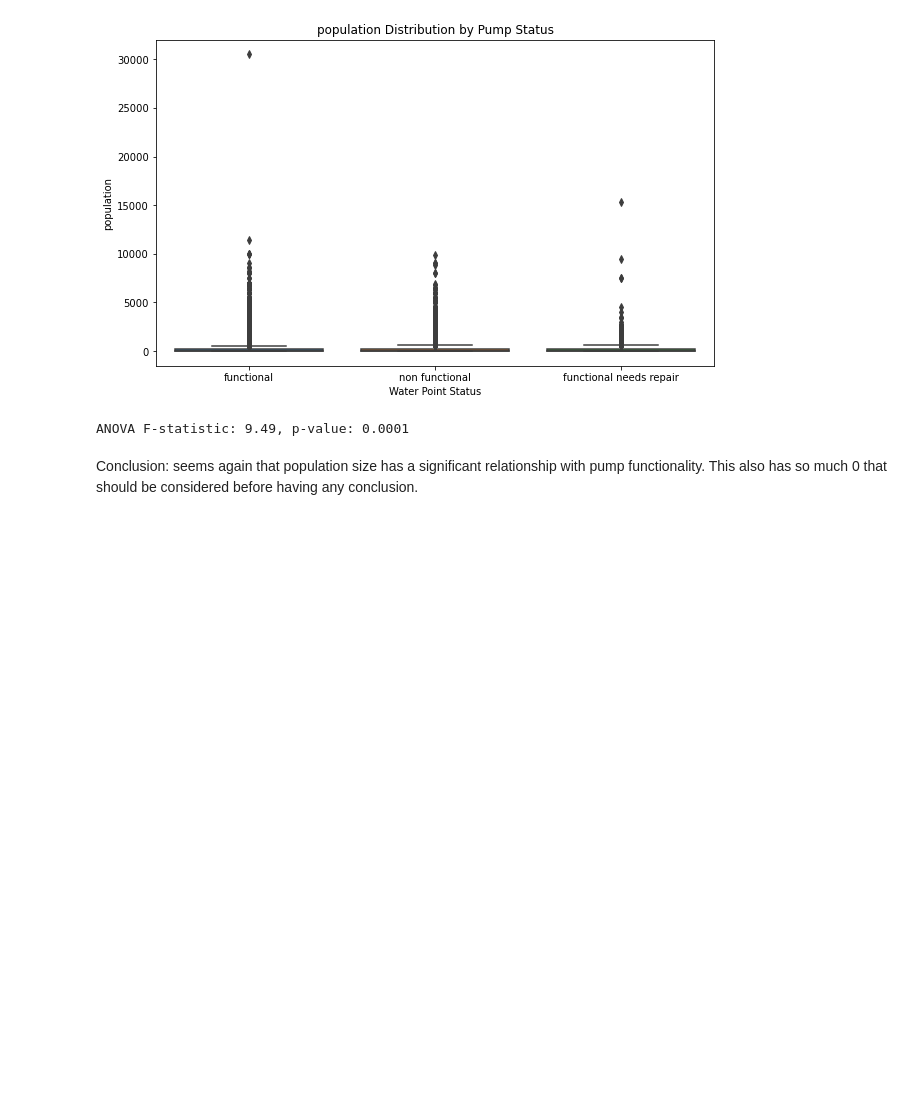
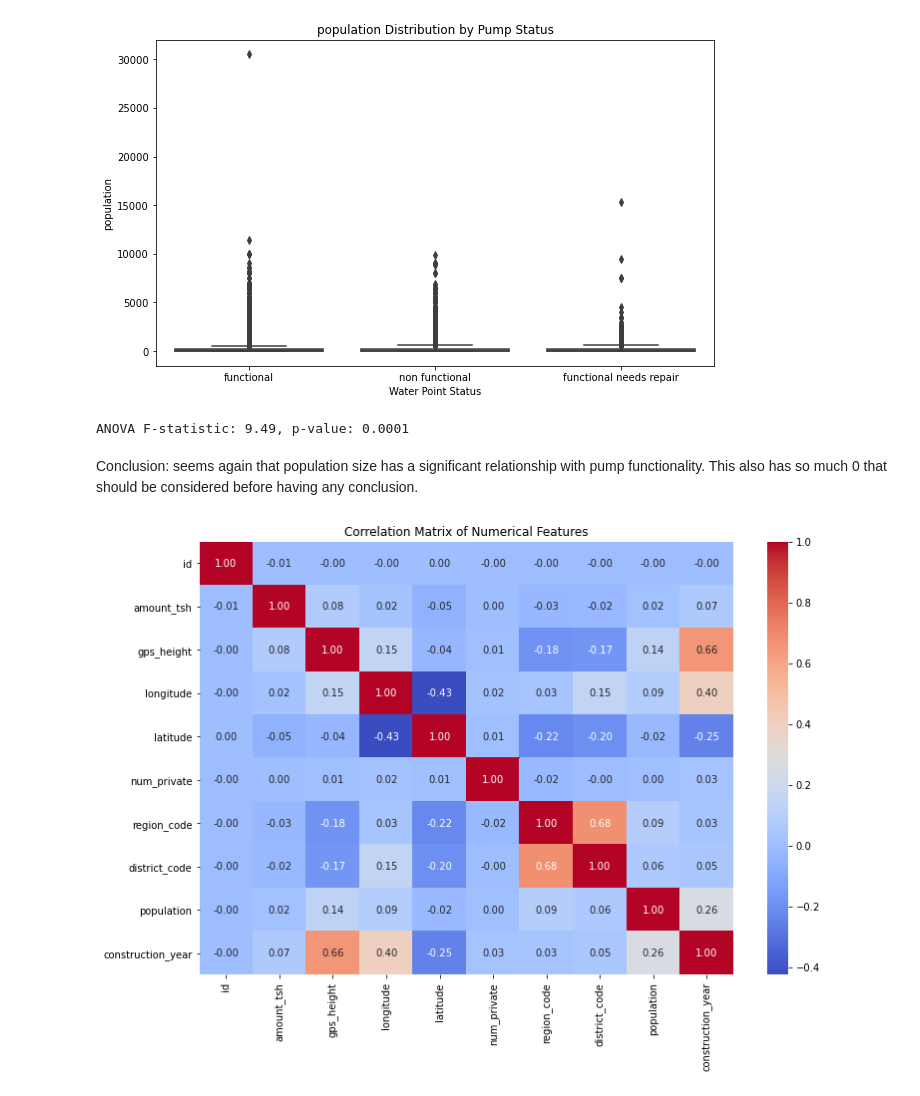
Before and after one commit to fsmariam/HydroLogic, a Jupyter notebook: notebooks/data_exploration_final.ipynb, the cells around one changed output. Saved outputs shown, nothing was run; the diff lists cells and outputs as text; code cells hidden in the pictures; blank space fills up the shorter version.

```diff
--- a/notebooks/data_exploration_final.ipynb
+++ b/notebooks/data_exploration_final.ipynb
@@ -1054,3 +1058,12 @@ print(f"ANOVA F-statistic: {f_stat:.2f}, p-value: {p_value:.4f}")
 ANOVA F-statistic: 9.49, p-value: 0.0001
 # %% [markdown]
 Conclusion: seems again that population size has a significant relationship with pump functionality. This also has so much 0 that should be considered before having any conclusion.
+# %%
+# Correlation Matrix
+plt.figure(figsize=(12, 8))
+corr_matrix = df_train.select_dtypes(include='number').corr()
+sns.heatmap(corr_matrix, annot=True, fmt=".2f", cmap='coolwarm')
+plt.title('Correlation Matrix of Numerical Features')
+plt.show()
+# %% [output]
+[figure, added]
```
Also changed, not shown: parts of 8 cells of this notebook, 9 other files.
